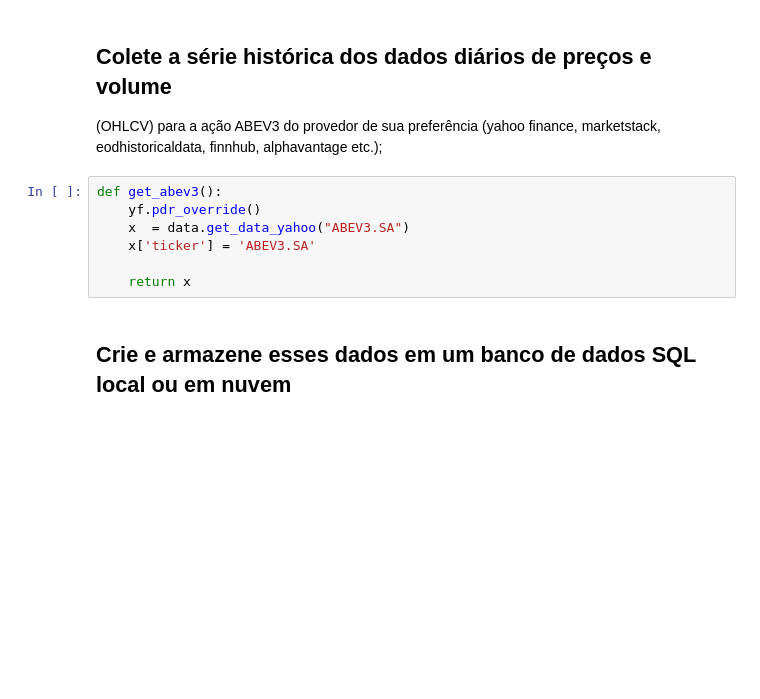
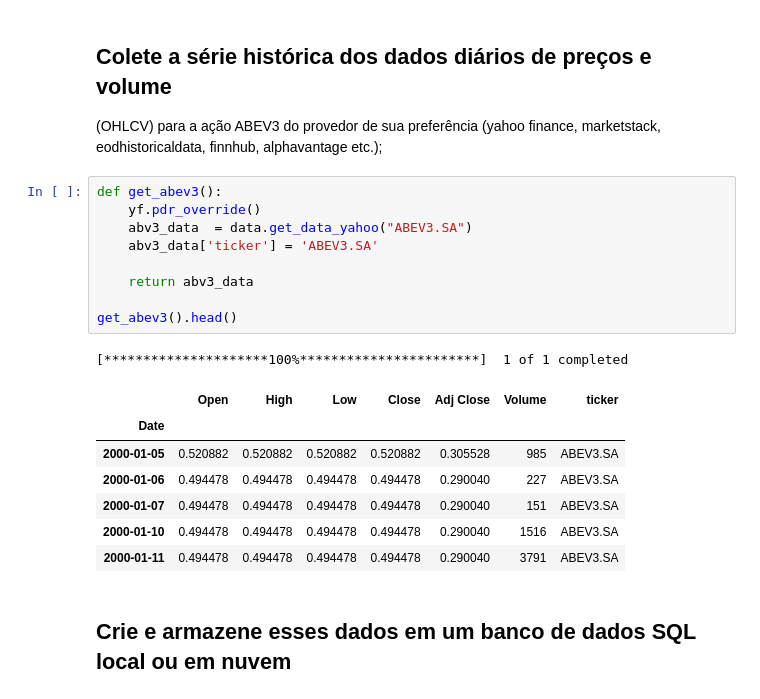
Before and after one commit to macintoxic/BootCampRendaVariavel, a Jupyter notebook: trabalho_pratico_2/trabalho_pratico_2.ipynb, the cells around one changed output. Saved outputs shown, nothing was run; the diff lists cells and outputs as text; blank space fills up the shorter version.

```diff
--- a/trabalho_pratico_2/trabalho_pratico_2.ipynb
+++ b/trabalho_pratico_2/trabalho_pratico_2.ipynb
@@ -66,10 +49,21 @@ etc.);
 # %%
 def get_abev3():
     yf.pdr_override()
-    x  = data.get_data_yahoo("ABEV3.SA")
-    x['ticker'] = 'ABEV3.SA'
+    abv3_data  = data.get_data_yahoo("ABEV3.SA")
+    abv3_data['ticker'] = 'ABEV3.SA'
 
-    return x
+    return abv3_data
+
+get_abev3().head()
+# %% [output]
+[*********************100%***********************]  1 of 1 completed
+|  | Open | High | Low | Close | Adj Close | Volume | ticker |
+| Date |  |  |  |  |  |  |  |
+| 2000-01-05 | 0.520882 | 0.520882 | 0.520882 | 0.520882 | 0.305528 | 985 | ABEV3.SA |
+| 2000-01-06 | 0.494478 | 0.494478 | 0.494478 | 0.494478 | 0.290040 | 227 | ABEV3.SA |
+| 2000-01-07 | 0.494478 | 0.494478 | 0.494478 | 0.494478 | 0.290040 | 151 | ABEV3.SA |
+| 2000-01-10 | 0.494478 | 0.494478 | 0.494478 | 0.494478 | 0.290040 | 1516 | ABEV3.SA |
+| 2000-01-11 | 0.494478 | 0.494478 | 0.494478 | 0.494478 | 0.290040 | 3791 | ABEV3.SA |
 # %% [markdown]
 ## Crie e armazene esses dados em um banco de dados SQL local ou em nuvem
 # %%
```
Also changed, not shown: parts of 10 cells of this notebook.
